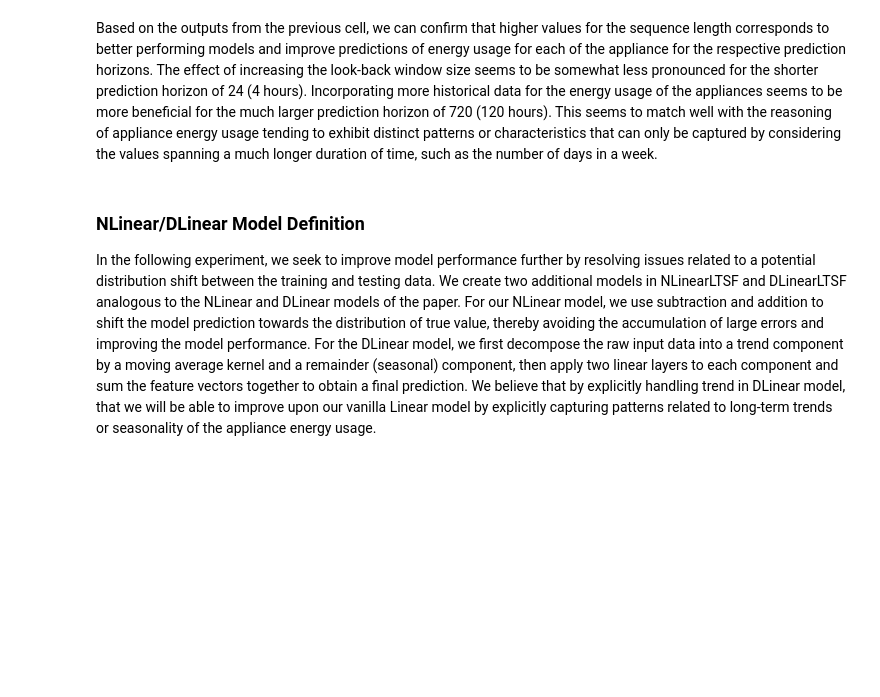
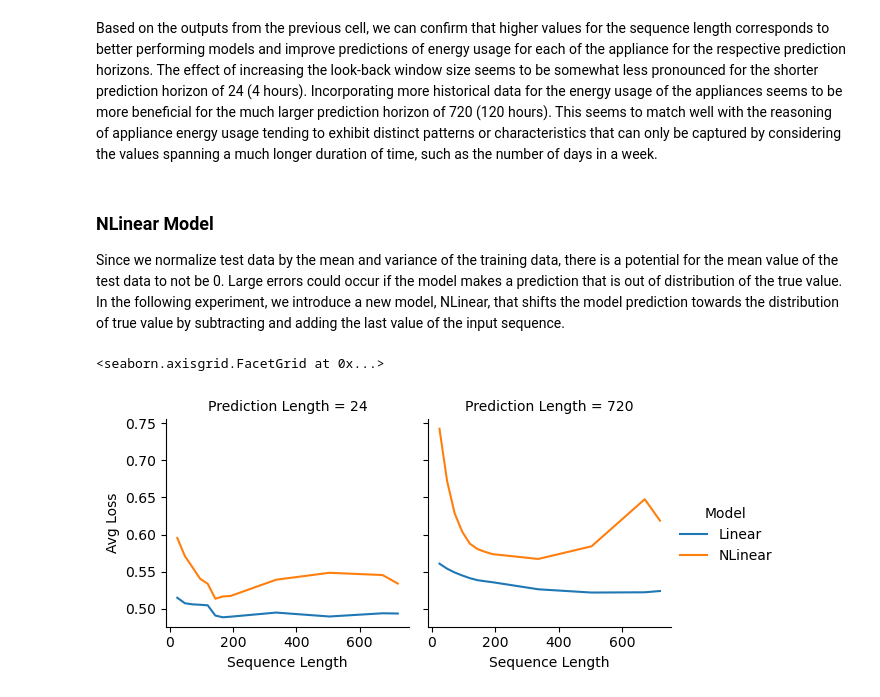
Before and after one commit to tjtrebat/ltsf_linear, a Jupyter notebook: ltsf-linear.ipynb, the cells around one changed output. Drawn from its saved outputs; the diff is of its cells as text; code cells hidden in the pictures; blank space fills up the shorter version.

Commit message:
added NLinear

```diff
--- a/ltsf-linear.ipynb
+++ b/ltsf-linear.ipynb
@@ -22,19 +23,19 @@ In the following cell, we create our LinearLTSF module, necessary for performing
 # %%
-class LinearLTSF(nn.Module):
-    def __init__(self, sequence_length, prediction_length, in_channels=2):
-        super(LinearLTSF, self).__init__()
+class Linear(nn.Module):
+    def __init__(self, sequence_length, prediction_length, channels=2):
+        super(Linear, self).__init__()
         self.sequence_length = sequence_length
         self.prediction_length = prediction_length
         self.linears = nn.ModuleList([
             nn.Linear(sequence_length, prediction_length)
-            for _ in range(in_channels)
+            for _ in range(channels)
         ])
 
     def forward(self, x):
         out = torch.tensor([], dtype=x.dtype, device=x.device)
         for channel, linear in enumerate(self.linears):
-            channel_out = linear(x[:, :, channel]).unsqueeze(-1)
-            out = torch.cat([out, channel_out], dim=-1)
+            pred = linear(x[:, :, channel]).unsqueeze(-1)
+            out = torch.cat([out, pred], dim=-1)
         return out
 # %% [markdown]
 ## Dataset
@@ -141,6 +139,7 @@ print(loss_data)
 
 In the following cell output, we visualize model loss for each of the values used for sequence length and prediction horizon used to train the model and obtain the results. The model loss is determined in MSE between target and predicted values for each of the appliances in the test dataset.
 # %%
+loss_data = get_loss_data(Linear)
 df_losses = pd.DataFrame(loss_data)
 g = sns.FacetGrid(df_losses, col='Prediction Length')
 g.map(sns.lineplot, 'Sequence Length', 'Avg Loss')
@@ -150,6 +149,36 @@ g.map(sns.lineplot, 'Sequence Length', 'Avg Loss')
 # %% [markdown]
 Based on the outputs from the previous cell, we can confirm that higher values for the sequence length corresponds to better performing models and improve predictions of energy usage for each of the appliance for the respective prediction horizons. The effect of increasing the look-back window size seems to be somewhat less pronounced for the shorter prediction horizon of 24 (4 hours). Incorporating more historical data for the energy usage of the appliances seems to be more beneficial for the much larger prediction horizon of 720 (120 hours). This seems to match well with the reasoning of appliance energy usage tending to exhibit distinct patterns or characteristics that can only be captured by considering the values spanning a much longer duration of time, such as the number of days in a week.
 # %% [markdown]
-### NLinear/DLinear Model Definition
+### NLinear Model
 
-In the following experiment, we seek to improve model performance further by resolving issues related to a potential distribution shift between the training and testing data. We create two additional models in NLinearLTSF and DLinearLTSF analogous to the NLinear and DLinear models of the paper. For our NLinear model, we use subtraction and addition to shift the model prediction towards the distribution of true value, thereby avoiding the accumulation of large errors and improving the model performance. For the DLinear model, we first decompose the raw input data into a trend component by a moving average kernel and a remainder (seasonal) component, then apply two linear layers to each component and sum the feature vectors together to obtain a final prediction. We believe that by explicitly handling trend in DLinear model, that we will be able to improve upon our vanilla Linear model by explicitly capturing patterns related to long-term trends or seasonality of the appliance energy usage.
+Since we normalize test data by the mean and variance of the training data, there is a potential for the mean value of the test data to not be 0. Large errors could occur if the model makes a prediction that is out of distribution of the true value. In the following experiment, we introduce a new model, NLinear, that shifts the model prediction towards the distribution of true value by subtracting and adding the last value of the input sequence.
+# %%
+class NLinear(nn.Module):
+    def __init__(self, sequence_length, prediction_length, channels=2):
+        super(NLinear, self).__init__()
+        self.sequence_length = sequence_length
+        self.prediction_length = prediction_length
+        self.linears = nn.ModuleList([
+            nn.Linear(sequence_length, prediction_length)
+            for _ in range(channels)
+        ])
+
+    def forward(self, x):
+        out = torch.tensor([], dtype=x.dtype, device=x.device)
+        seq_last = x[:, -1:, :].detach()
+        x = x - seq_last
+        for channel, linear in enumerate(self.linears):
+            pred = linear(x[:, :, channel]).unsqueeze(-1)
+            out = torch.cat([out, pred], dim=-1)
+        out = out + seq_last
+        return out
+# %%
+for key, values in get_loss_data(NLinear).items():
+    loss_data[key] += values
+df_losses = pd.DataFrame(loss_data)
+g = sns.FacetGrid(df_losses, col='Prediction Length', hue='Model')
+g.map(sns.lineplot, 'Sequence Length', 'Avg Loss')
+g.add_legend()
+# %% [output]
+<seaborn.axisgrid.FacetGrid at 0x...>
+[figure, added]
```
Also changed, not shown: parts of 6 cells of this notebook.
